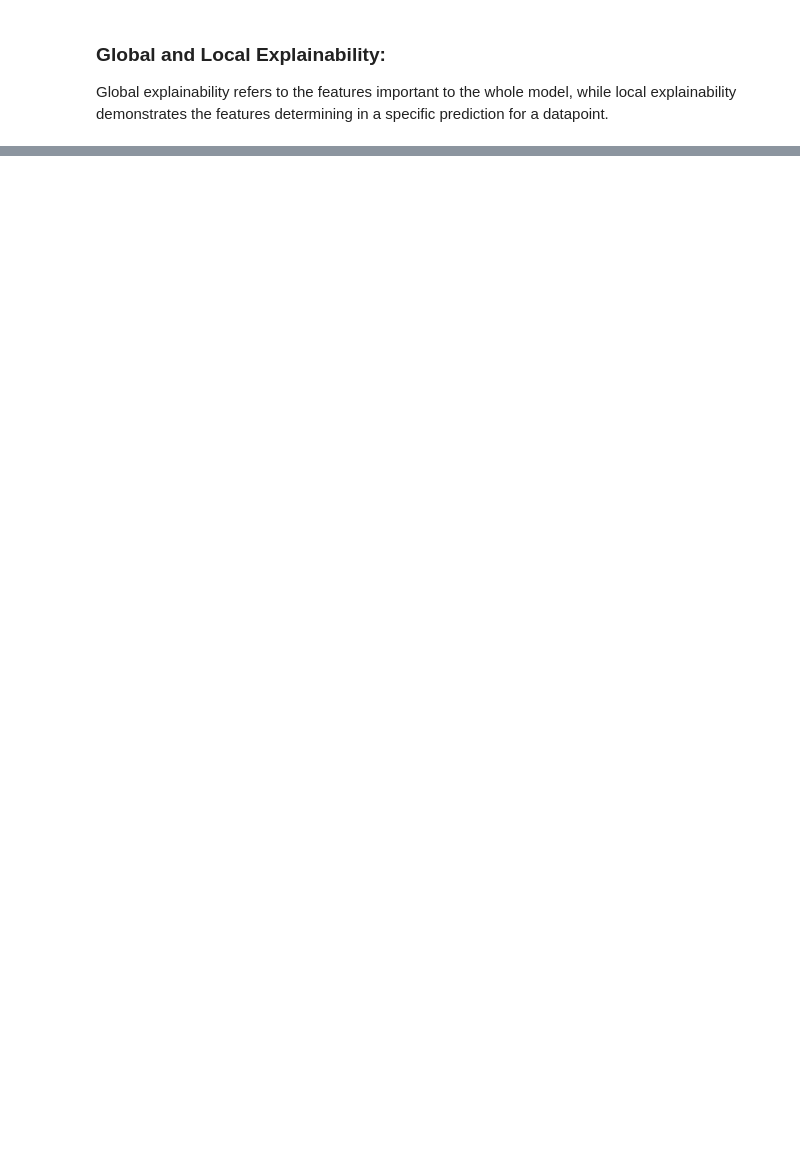
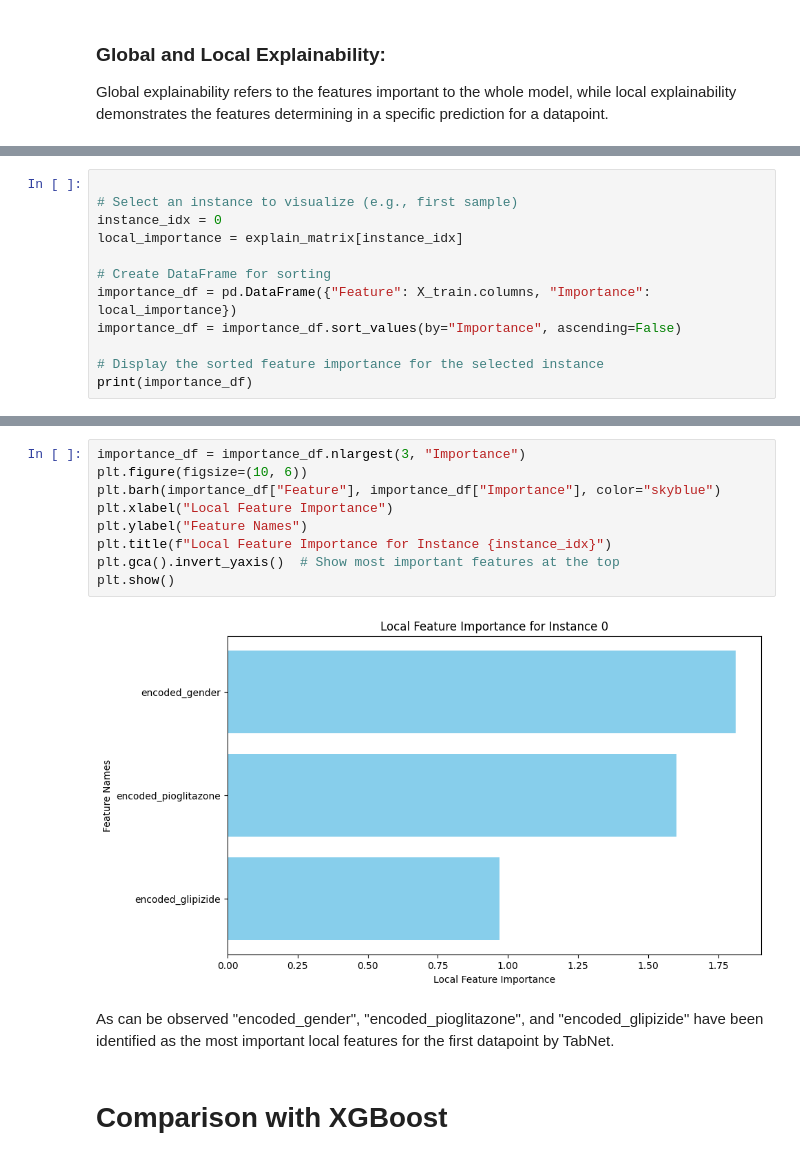
Before and after one commit to VectorInstitute/interpretability, a Jupyter notebook: reference_implementations/Intepretable-models/Tabular/TabNet/TabNet.ipynb, the cells around one changed output, grey strips where cells are left out. Drawn from its saved outputs; the diff is of its cells as text; blank space fills up the shorter version.

```diff
--- a/reference_implementations/Intepretable-models/Tabular/TabNet/TabNet.ipynb
+++ b/reference_implementations/Intepretable-models/Tabular/TabNet/TabNet.ipynb
@@ -131,0 +260,12 @@ for i in range(3):
+# %%
+
+# Select an instance to visualize (e.g., first sample)
+instance_idx = 0
+local_importance = explain_matrix[instance_idx]
+
+# Create DataFrame for sorting
+importance_df = pd.DataFrame({"Feature": X_train.columns, "Importance": local_importance})
+importance_df = importance_df.sort_values(by="Importance", ascending=False)
+
+# Display the sorted feature importance for the selected instance
+print(importance_df)
@@ -131,0 +290,15 @@ for i in range(3):
+# %%
+importance_df = importance_df.nlargest(3, "Importance")
+plt.figure(figsize=(10, 6))
+plt.barh(importance_df["Feature"], importance_df["Importance"], color="skyblue")
+plt.xlabel("Local Feature Importance")
+plt.ylabel("Feature Names")
+plt.title(f"Local Feature Importance for Instance {instance_idx}")
+plt.gca().invert_yaxis()  # Show most important features at the top
+plt.show()
+# %% [output]
+[figure, added]
+# %% [markdown]
+As can be observed "encoded_gender", "encoded_pioglitazone", and "encoded_glipizide" have been identified as the most important local features for the first datapoint by TabNet.
+# %% [markdown]
+# Comparison with XGBoost
```
Also changed, not shown: parts of 24 cells of this notebook, 1 other file.
